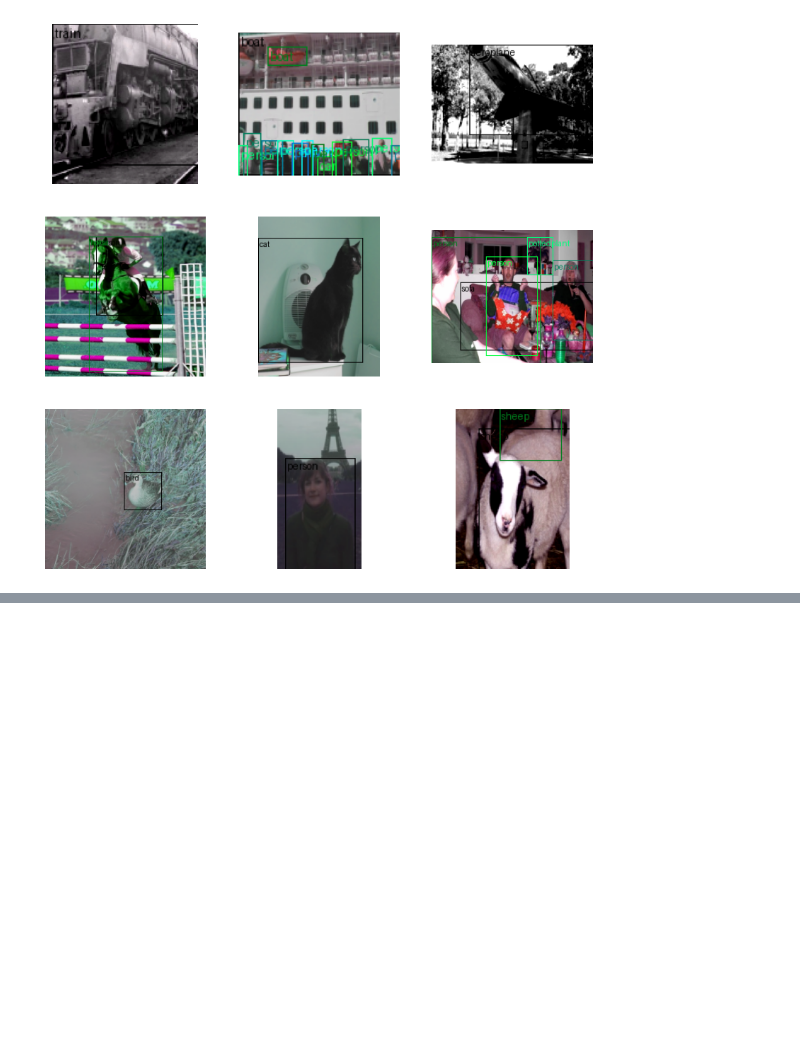
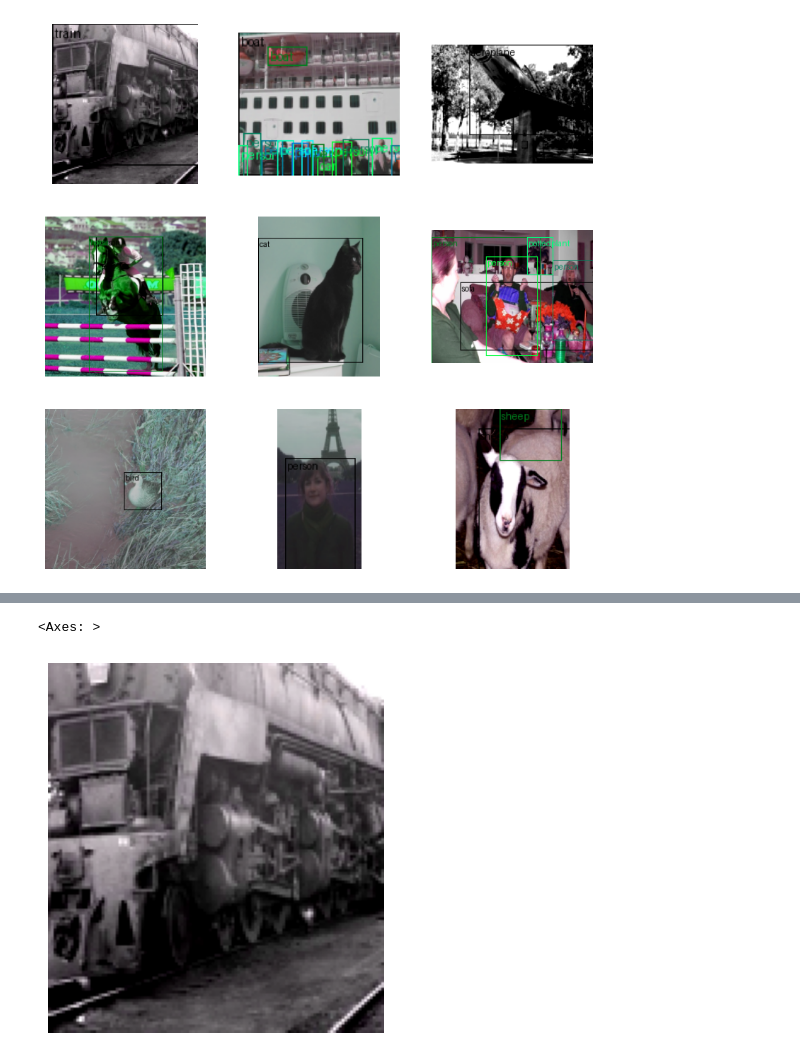
Before and after one commit to galopyz/pilus_project, a Jupyter notebook: nbs/52_detection.ipynb, the cells around one changed output, grey strips where cells are left out. Cells and saved outputs as stored; diff of their text form; code cells hidden in the pictures; blank space fills up the shorter version.

```diff
--- a/nbs/52_detection.ipynb
+++ b/nbs/52_detection.ipynb
@@ -437,0 +351,6 @@ show_images([mk_boxs(x,y) for x,y in zip(xb[:9],yb[:9])], figsize=(10,10))
+# %%
+img = xb[0]
+show_image(img)
+# %% [output]
+<Axes: >
+[figure, added]
```
Also changed, not shown: parts of 9 cells of this notebook.
